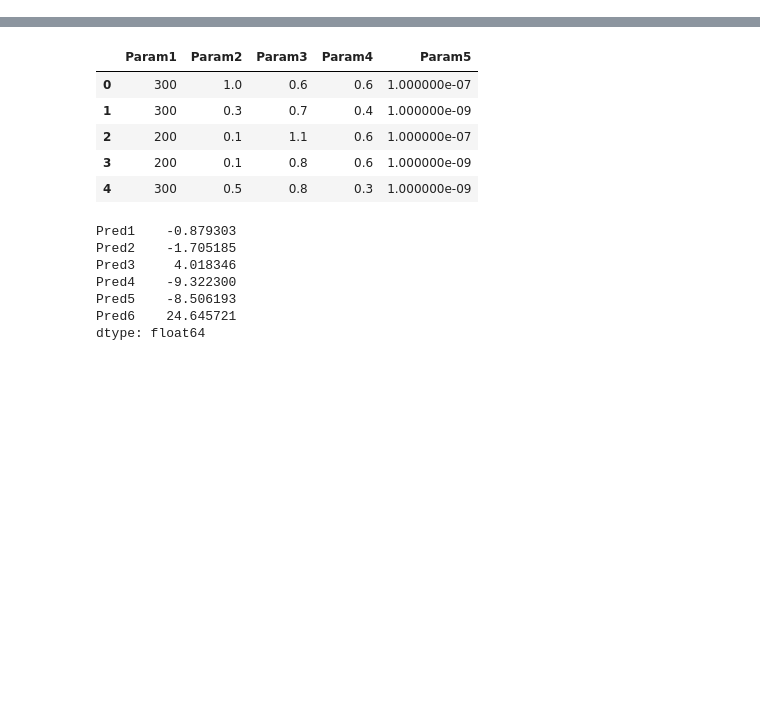
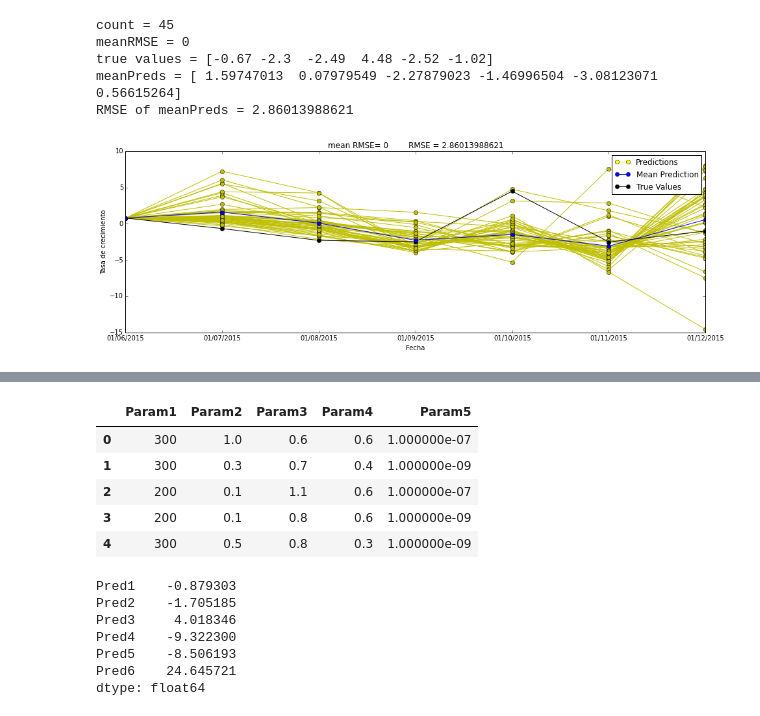
Before and after one commit to Ark93/AnnEchoState, a Jupyter notebook: DataAnalisis.ipynb, the cells around one changed output, grey strips where cells are left out. Saved outputs shown, nothing was run; the diff lists cells and outputs as text; code cells hidden in the pictures; blank space fills up the shorter version.

```diff
--- a/DataAnalisis.ipynb
+++ b/DataAnalisis.ipynb
@@ -160,3 +400,27 @@ def analyze_Test(test_predictions,TS,anotattion=False):
         print "meanPreds = " + (str)(testmean.values)
         print "RMSE of meanPreds = " + (str)(testRMSE)
         #print "Mean Time = " + (str)(meanTime)
+# %%
+def analyze_Test2(test_predictions,TS,anotattion=False):
+    #predictions['RMSE'] = predictions['MSE'].apply(lambda x :  np.sqrt(x))
+    preds = ['Pred1','Pred2','Pred3','Pred4','Pred5','Pred6']
+    params = ['Param1','Param2','Param3','Param4','Param5']
+    test_predictions = test_predictions[test_predictions['Pred6']<15]
+    test_predictions = test_predictions[test_predictions['Pred5']<15]
+    test_predictions = test_predictions[test_predictions['Pred6']>-15]
+    test_predictions = test_predictions[test_predictions['Pred5']>-15]
+    #test_predictions['RMSE'] = test_predictions['MSE'].apply(lambda x :  np.sqrt(x))
+    #meantestRMSE = test_predictions['RMSE'].mean()
+    meantestRMSE = 0
+    testmean = np.mean(test_predictions[preds])
+    upperBound = testmean + meantestRMSE
+    lowerBound = testmean - meantestRMSE
+    testRMSE = np.sqrt(np.mean((TS[-6:].values-testmean)**2))
+    plot_TestSolutions2(test_predictions[preds].as_matrix(),testmean.as_matrix(),TS,meantestRMSE,testRMSE,upperBound.as_matrix(),lowerBound.as_matrix())
+    if(anotattion):
+        print "count = " + (str)(len(test_predictions))
+        print "meanRMSE = " + (str)(meantestRMSE)
+        print "true values = " + (str)(TS[-6:].values)
+        print "meanPreds = " + (str)(testmean.values)
+        print "RMSE of meanPreds = " + (str)(testRMSE)
+        #print "Mean Time = " + (str)(meanTime)
@@ -203,0 +493,11 @@ dtype: object
+# %%
+test_predictions = pd.read_csv("Results/iteraciones/Test_predicions_2015_2.csv" )
+# %%
+analyze_Test2(test_predictions,TS,True)
+# %% [output]
+count = 45
+meanRMSE = 0
+true values = [-0.67 -2.3  -2.49  4.48 -2.52 -1.02]
+meanPreds = [ 1.59747013  0.07979549 -2.27879023 -1.46996504 -3.08123071  0.56615264]
+RMSE of meanPreds = 2.86013988621
+[figure, added]
```
Also changed, not shown: parts of 25 cells of this notebook, 1 other file.
